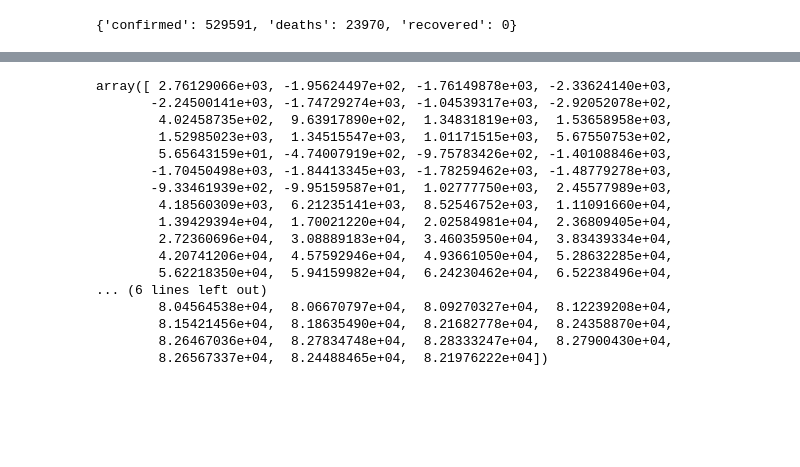
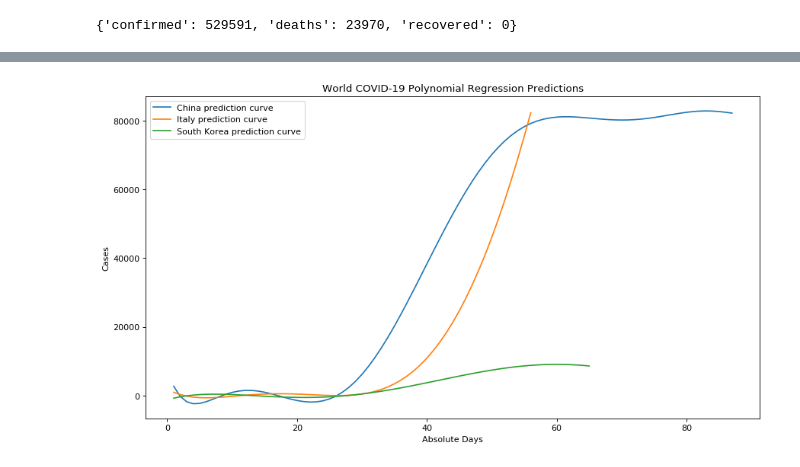
Before and after one commit to bkawakami/DataScienceCoronavirus2020, a Jupyter notebook: covid19_study.ipynb, the cells around one changed output, grey strips where cells are left out. Saved outputs shown, nothing was run; the diff lists cells and outputs as text; code cells hidden in the pictures; blank space fills up the shorter version.

Commit message:
finish polynomial regression

```diff
--- a/covid19_study.ipynb
+++ b/covid19_study.ipynb
@@ -304,20 +277,43 @@ plt.show()
-# %%
-y_poly_pred
-# %% [output]
-array([ 2.76129066e+03, -1.95624497e+02, -1.76149878e+03, -2.33624140e+03,
-       -2.24500141e+03, -1.74729274e+03, -1.04539317e+03, -2.92052078e+02,
-        4.02458735e+02,  9.63917890e+02,  1.34831819e+03,  1.53658958e+03,
-        1.52985023e+03,  1.34515547e+03,  1.01171515e+03,  5.67550753e+02,
-        5.65643159e+01, -4.74007919e+02, -9.75783426e+02, -1.40108846e+03,
-       -1.70450498e+03, -1.84413345e+03, -1.78259462e+03, -1.48779278e+03,
-       -9.33461939e+02, -9.95159587e+01,  1.02777750e+03,  2.45577989e+03,
-        4.18560309e+03,  6.21235141e+03,  8.52546752e+03,  1.11091660e+04,
-        1.39429394e+04,  1.70021220e+04,  2.02584981e+04,  2.36809405e+04,
-        2.72360696e+04,  3.08889183e+04,  3.46035950e+04,  3.83439334e+04,
-        4.20741206e+04,  4.57592946e+04,  4.93661050e+04,  5.28632285e+04,
-        5.62218350e+04,  5.94159982e+04,  6.24230462e+04,  6.52238496e+04,
-... (6 lines left out)
-        8.04564538e+04,  8.06670797e+04,  8.09270327e+04,  8.12239208e+04,
-        8.15421456e+04,  8.18635490e+04,  8.21682778e+04,  8.24358870e+04,
-        8.26467036e+04,  8.27834748e+04,  8.28333247e+04,  8.27900430e+04,
-        8.26567337e+04,  8.24488465e+04,  8.21976222e+04])
+# %%
+X_china = dfChina.drop(["Cases","Date","Recovered","Deaths","Contagious"], axis=1).values.reshape(-1, 1)
+y_china = dfChina.Cases
+
+X_italy = dfItaly.drop(["Cases","Date","Recovered","Deaths","Contagious"], axis=1).values.reshape(-1, 1)
+y_italy = dfItaly.Cases
+
+X_south_korea = dfSouthKorea.drop(["Cases","Date","Recovered","Deaths","Contagious"], axis=1).values.reshape(-1, 1)
+y_south_korea = dfSouthKorea.Cases
+# %%
+knn_china = KNeighborsClassifier(n_neighbors=6).fit(X_china, y_china)
+knn_italy = KNeighborsClassifier(n_neighbors=6).fit(X_italy, y_italy)
+knn_southkorea = KNeighborsClassifier(n_neighbors=6).fit(X_south_korea, y_south_korea)
+
+tree_china = DecisionTreeClassifier().fit(X_china,y_china)
+tree_italy = DecisionTreeClassifier().fit(X_italy,y_italy)
+tree_south_korea = DecisionTreeClassifier().fit(X_south_korea,y_south_korea)
+
+polynomial_features= PolynomialFeatures(degree=5, include_bias=False)
+
+X_china_poly = polynomial_features.fit_transform(X_china)
+X_italy_poly = polynomial_features.fit_transform(X_italy)
+X_south_korea_poly = polynomial_features.fit_transform(X_south_korea)
+
+poly_reg_china = LinearRegression().fit(X_china_poly, y_china)
+poly_reg_italy = LinearRegression().fit(X_italy_poly, y_italy)
+poly_reg_south_korea = LinearRegression().fit(X_south_korea_poly, y_south_korea)
+# %%
+poly_pred_china = poly_reg_china.predict(X_china_poly)
+poly_pred_italy = poly_reg_italy.predict(X_italy_poly)
+poly_pred_south_korea = poly_reg_south_korea.predict(X_south_korea_poly)
+
+plt.figure(num=None, figsize=(13, 7), dpi=80, facecolor='w', edgecolor='k')
+plt.plot(X_china, y_poly_pred, label="China prediction curve")
+plt.plot(X_italy, poly_pred_italy, label="Italy prediction curve")
+plt.plot(X_south_korea, poly_pred_south_korea, label="South Korea prediction curve")
+plt.title("World COVID-19 Polynomial Regression Predictions")
+plt.xlabel("Absolute Days")
+plt.ylabel("Cases")
+plt.legend(loc="upper left")
+plt.show()
+# %% [output]
+[figure, added]
```
Also changed, not shown: parts of 6 cells of this notebook.
